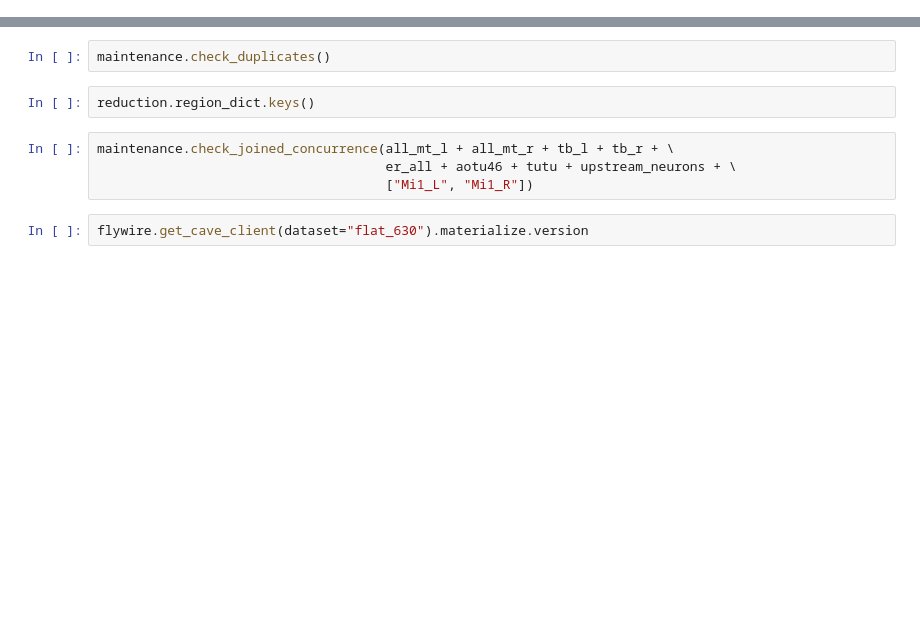
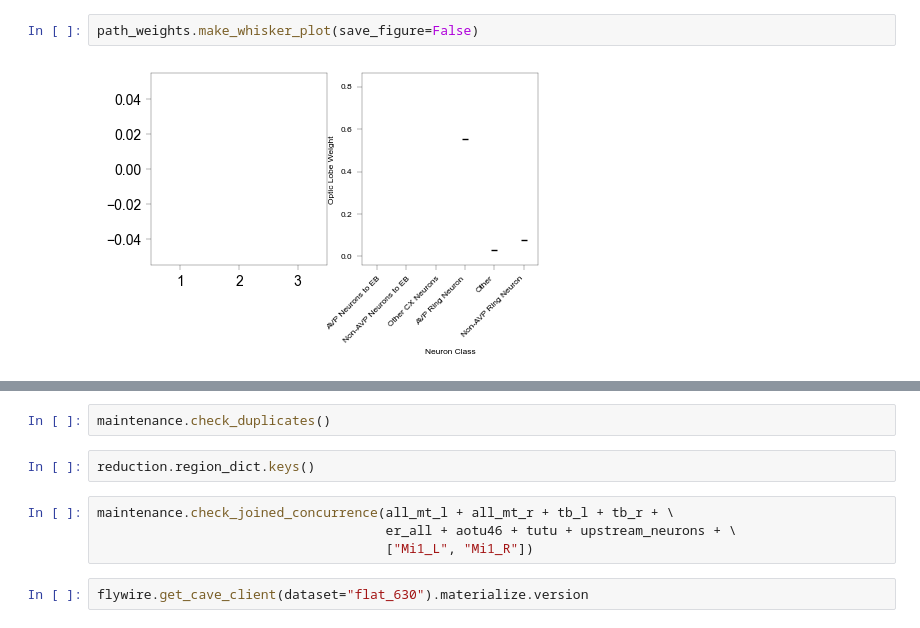
Before and after one commit to sungsoo-ucsb/GarnerKindLai_MeTu, a Jupyter notebook: EM-Analyses/Python/testing.ipynb, the cells around one changed output, grey strips where cells are left out. Saved outputs shown, nothing was run; the diff lists cells and outputs as text; blank space fills up the shorter version.

```diff
--- a/EM-Analyses/Python/testing.ipynb
+++ b/EM-Analyses/Python/testing.ipynb
@@ -265,0 +245,4 @@ Figure saved at /Users/dustin/Desktop/Sung Soo Kim Research/MeTu-Project/GarnerK
+# %%
+path_weights.make_whisker_plot(save_figure=False)
+# %% [output]
+[figure, added]
```
Also changed, not shown: parts of 6 cells of this notebook, 1 other file.
